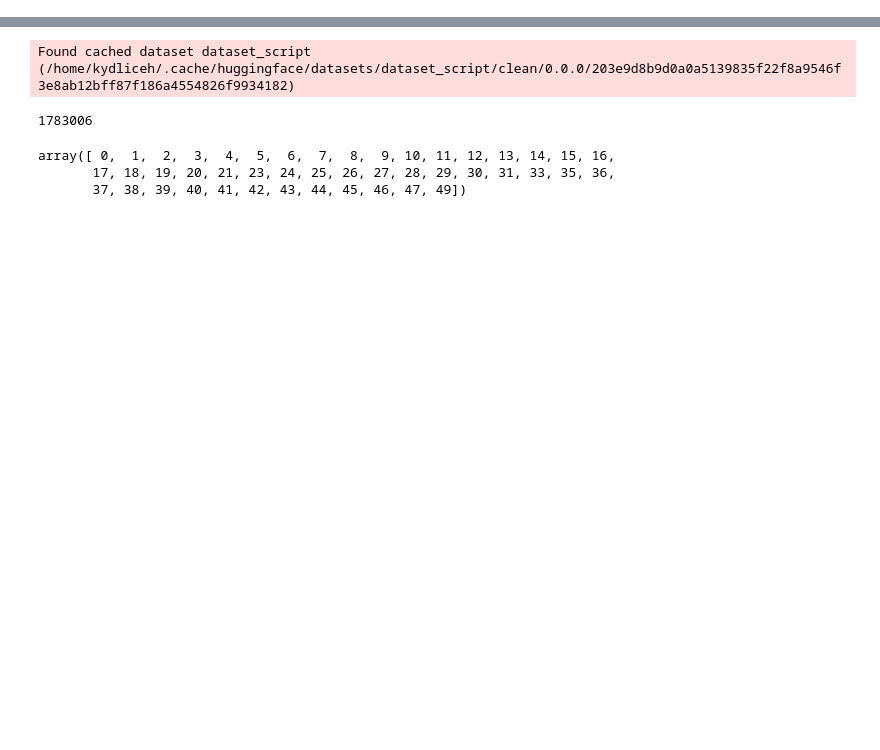
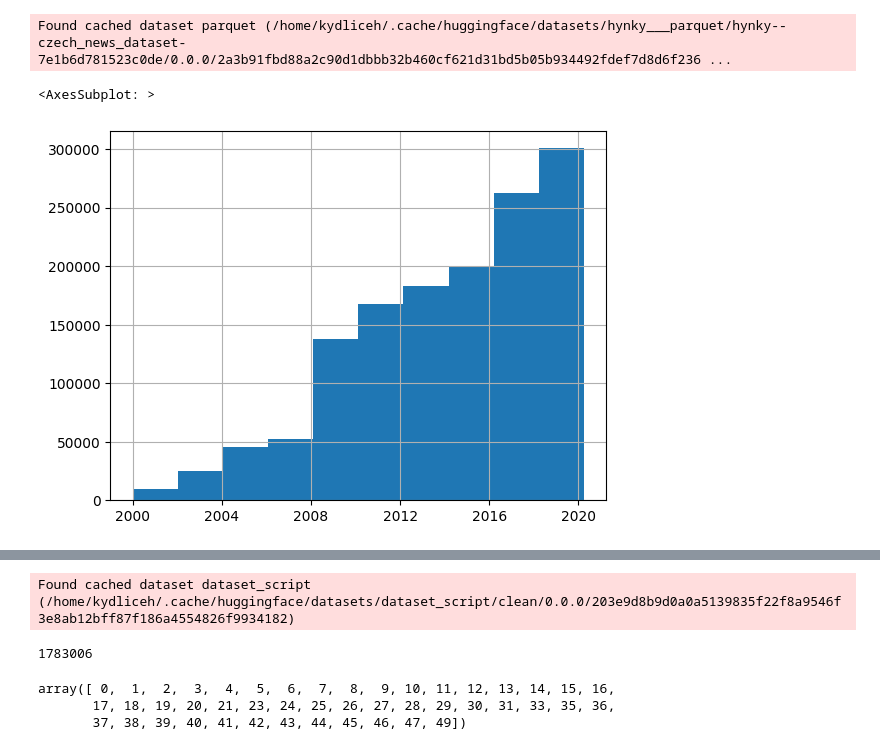
Before and after one commit to hynky1999/Bakalarka-code, a Jupyter notebook: dataset_testing.ipynb, the cells around one changed output, grey strips where cells are left out. Saved outputs shown, nothing was run; the diff lists cells and outputs as text; code cells hidden in the pictures; blank space fills up the shorter version.

```diff
--- a/dataset_testing.ipynb
+++ b/dataset_testing.ipynb
@@ -1,3 +1,21 @@
+# %%
+from datasets import load_dataset
+
+dataset = load_dataset("hynky/czech_news_dataset", split="train")
+# %% [output]
+Found cached dataset parquet (/home/kydliceh/.cache/huggingface/datasets/hynky___parquet/hynky--czech_news_dataset-7e1b6d781523c0de/0.0.0/2a3b91fbd88a2c90d1dbbb32b460cf621d31bd5b05b934492fdef7d8d6f236 ...
+# %%
+dates = dataset["date"]
+import pandas as pd
+df = pd.DataFrame(dates, columns=["date"])
+
+df["date"] = pd.to_datetime(df["date"])
+# %%
+# plot the distribution of the dates
+df["date"]
+# %% [output]
+<AxesSubplot: >
+[figure, added]
 # %%
 !pip install datasets
 # %% [output]
```
Also changed, not shown: 7 other files.
